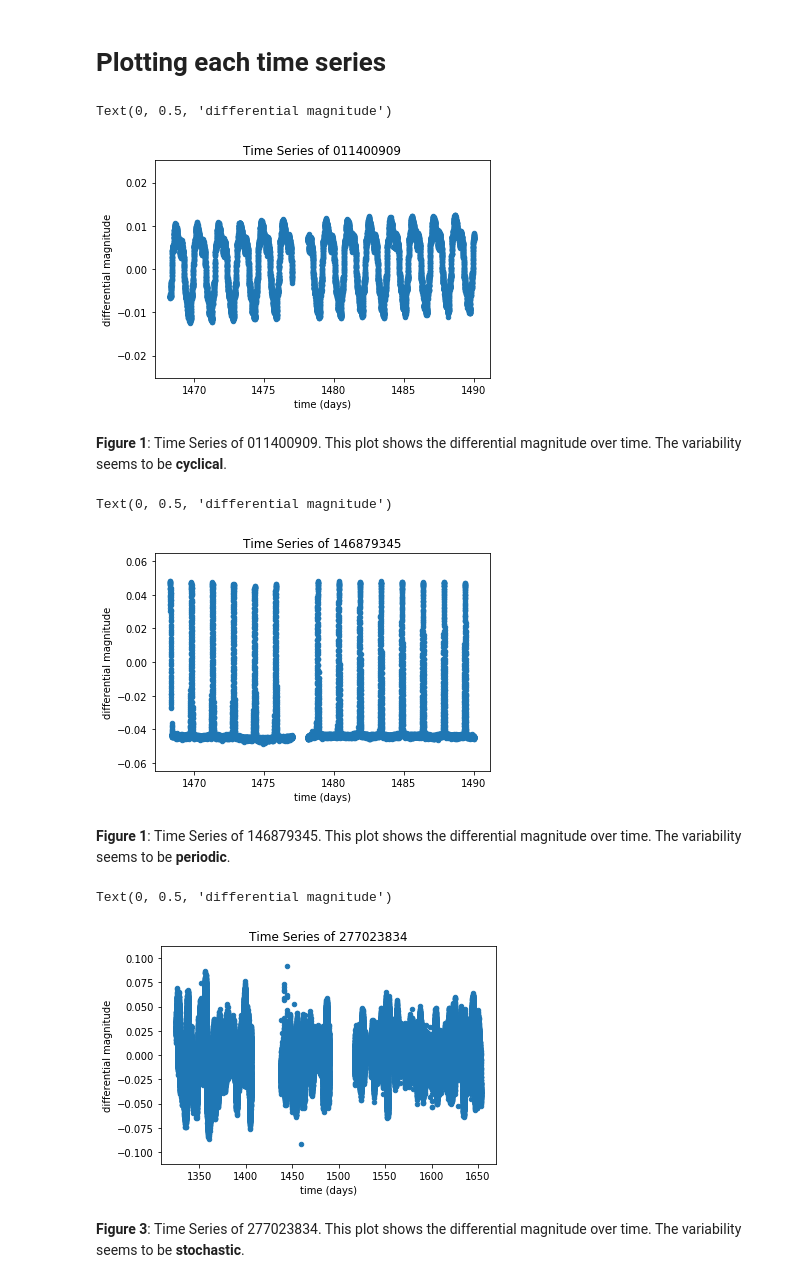
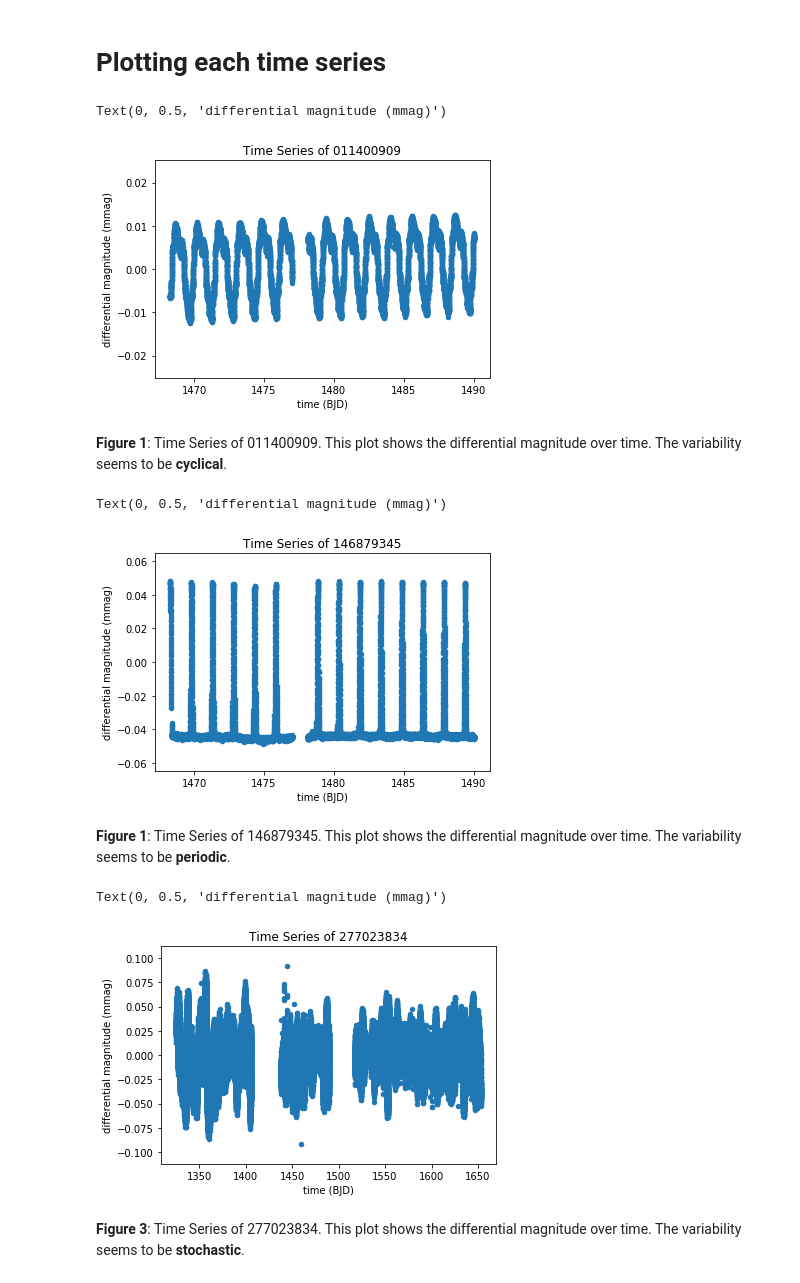
Before and after one commit to cath19/DSPS_-charty-, a Jupyter notebook: HW11/TESSlightcurves_cHarty.ipynb, the cells around one changed output. Cells and saved outputs as stored; diff of their text form; code cells hidden in the pictures.

```diff
--- a/HW11/TESSlightcurves_cHarty.ipynb
+++ b/HW11/TESSlightcurves_cHarty.ipynb
@@ -71,31 +71,31 @@ timeSeries3.head()
 # %%
 timeSeries1.plot(kind='scatter',x='time',y='mmag')
 pl.title('Time Series of 011400909')
-pl.xlabel('time (days)')
-pl.ylabel('differential magnitude')
+pl.xlabel('time (BJD)')
+pl.ylabel('differential magnitude (mmag)')
 # %% [output]
-Text(0, 0.5, 'differential magnitude')
+Text(0, 0.5, 'differential magnitude (mmag)')
-[figure, old version]
+[figure, new version]
 # %% [markdown]
 **Figure 1**: Time Series of 011400909. This plot shows the differential magnitude over time. The variability seems to be **cyclical**.
 # %%
 timeSeries2.plot(kind='scatter',x='time',y='mmag')
 pl.title('Time Series of 146879345')
-pl.xlabel('time (days)')
-pl.ylabel('differential magnitude')
+pl.xlabel('time (BJD)')
+pl.ylabel('differential magnitude (mmag)')
 # %% [output]
-Text(0, 0.5, 'differential magnitude')
+Text(0, 0.5, 'differential magnitude (mmag)')
-[figure, old version]
+[figure, new version]
 # %% [markdown]
 **Figure 1**: Time Series of 146879345. This plot shows the differential magnitude over time. The variability seems to be **periodic**.
 # %%
 timeSeries3.plot(kind='scatter',x='time',y='mmag')
 pl.title('Time Series of 277023834')
-pl.xlabel('time (days)')
-pl.ylabel('differential magnitude')
+pl.xlabel('time (BJD)')
+pl.ylabel('differential magnitude (mmag)')
 # %% [output]
-Text(0, 0.5, 'differential magnitude')
+Text(0, 0.5, 'differential magnitude (mmag)')
-[figure, old version]
+[figure, new version]
 # %% [markdown]
 **Figure 3**: Time Series of 277023834. This plot shows the differential magnitude over time. The variability seems to be **stochastic**.
 # %% [markdown]
```
Also changed, not shown: parts of 9 cells of this notebook.
